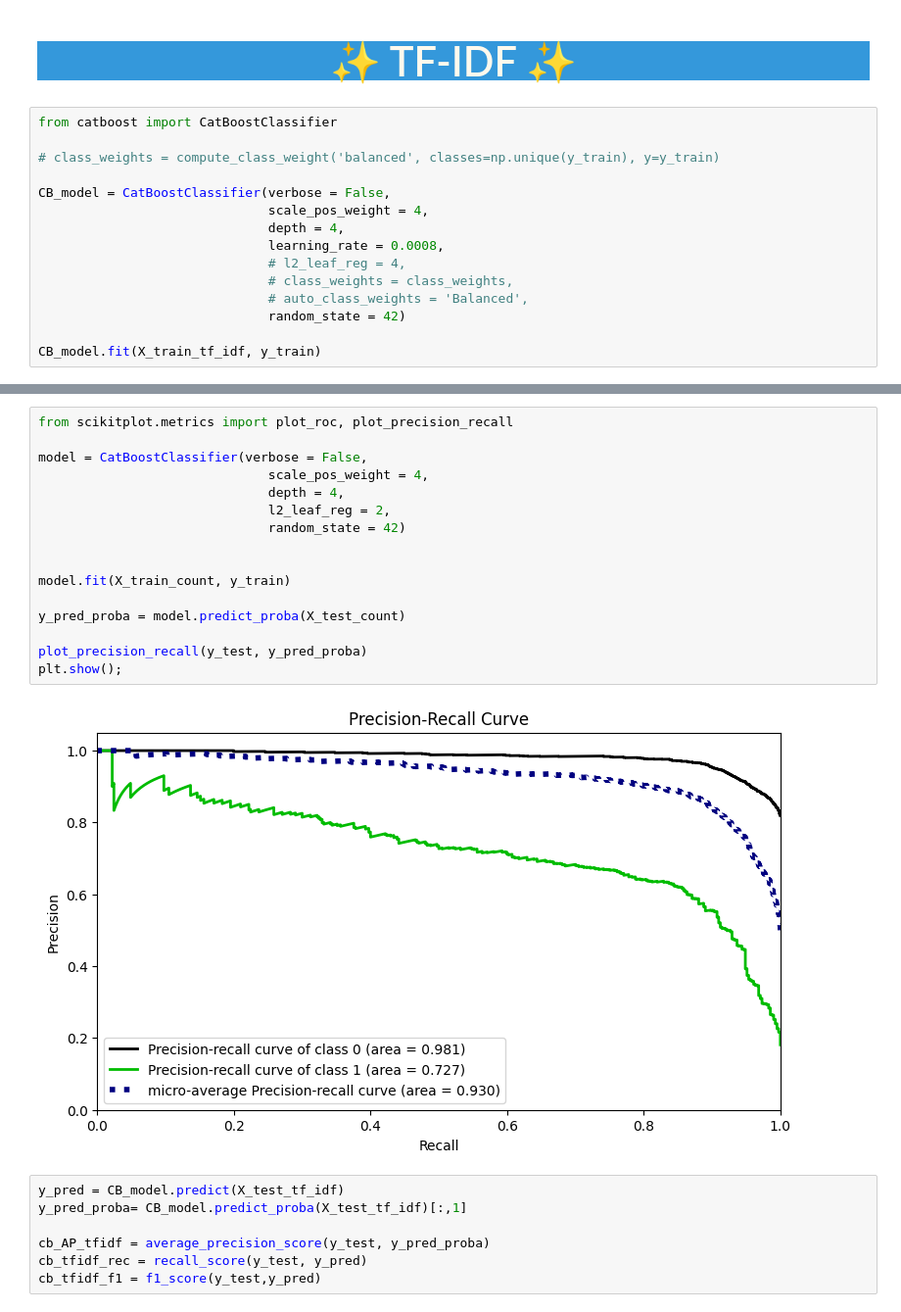
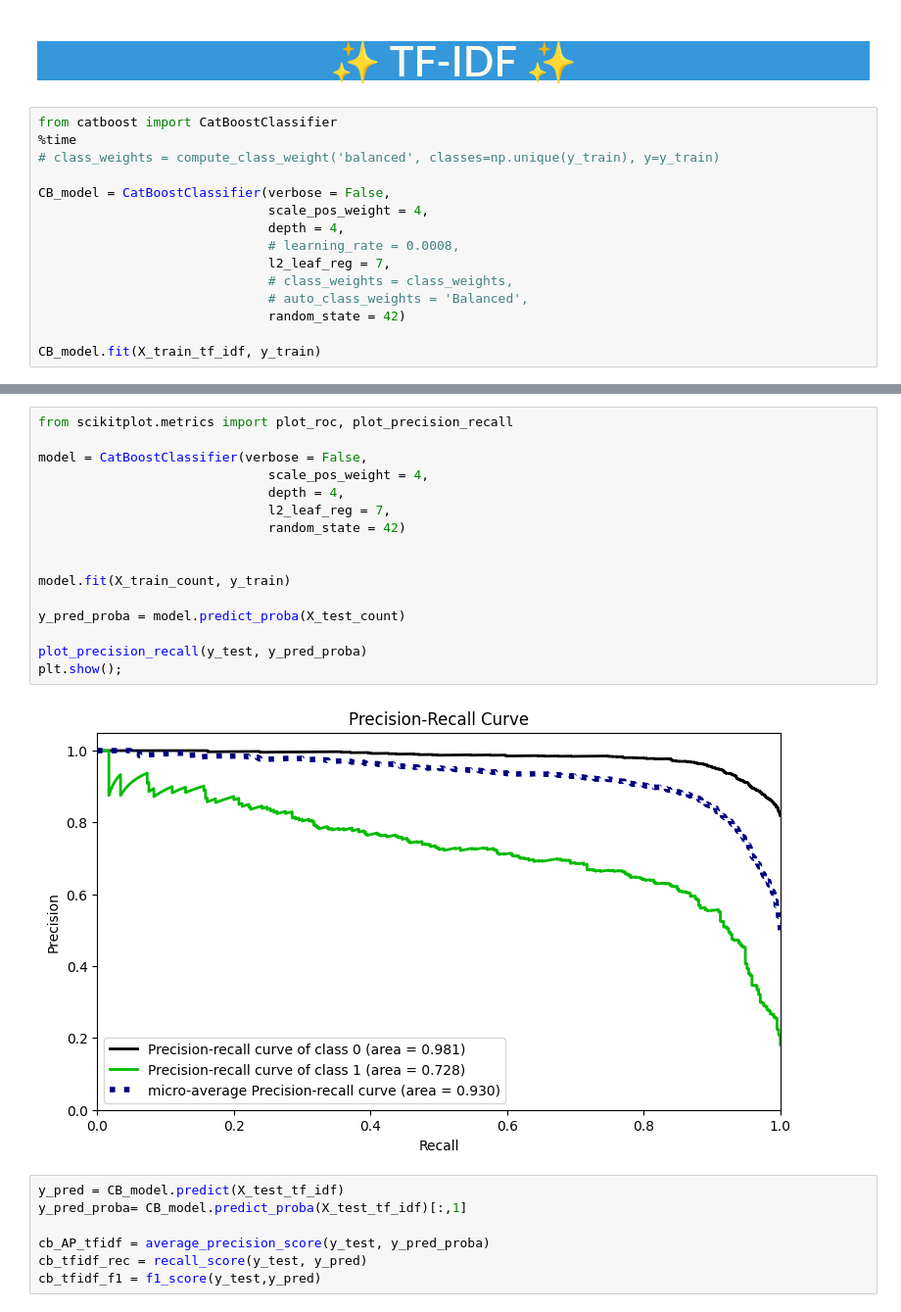
Before and after one commit to huseyincenik/nlp_natural_language_processing, a Jupyter notebook: sentiment_analysis_predicting_product_recommendations_via_text_analysis/sentiment_analysis_predicting_product_recommendations_via_text_analysis.ipynb, the cells around one changed output, grey strips where cells are left out. Shown at 98% size. Cells and saved outputs as stored; diff of their text form.

```diff
--- a/sentiment_analysis_predicting_product_recommendations_via_text_analysis/sentiment_analysis_predicting_product_recommendations_via_text_analysis.ipynb
+++ b/sentiment_analysis_predicting_product_recommendations_via_text_analysis/sentiment_analysis_predicting_product_recommendations_via_text_analysis.ipynb
@@ -2127,14 +2139,14 @@ cb_count_f1 = f1_score(y_test,y_pred)
 # <p style="background-color:#3498DB; font-family:newtimeroman;color:#FFF9ED; font-size:150%; text-align:center; border-radius: 15px 50px;"> ✨ TF-IDF ✨</p>
 # %%
 from catboost import CatBoostClassifier
-
+%time
 # class_weights = compute_class_weight('balanced', classes=np.unique(y_train), y=y_train)
 
 CB_model = CatBoostClassifier(verbose = False,
                               scale_pos_weight = 4,
                               depth = 4,
-                              learning_rate = 0.0008,
-                              # l2_leaf_reg = 4,
+                              # learning_rate = 0.0008,
+                              l2_leaf_reg = 7,
                               # class_weights = class_weights,
                               # auto_class_weights = 'Balanced',
                               random_state = 42)
@@ -2197,21 +2211,21 @@ dtype: float64
 # %%
 from scikitplot.metrics import plot_roc, plot_precision_recall
 
 model = CatBoostClassifier(verbose = False,
                               scale_pos_weight = 4,
                               depth = 4,
-                              l2_leaf_reg = 2,
+                              l2_leaf_reg = 7,
                               random_state = 42)
 
 
 model.fit(X_train_count, y_train)
 
 y_pred_proba = model.predict_proba(X_test_count)
 
 plot_precision_recall(y_test, y_pred_proba)
 plt.show();
 # %% [output]
-[figure, old version]
+[figure, new version]
 # %%
 y_pred = CB_model.predict(X_test_tf_idf)
 y_pred_proba= CB_model.predict_proba(X_test_tf_idf)[:,1]
```
Also changed, not shown: parts of 81 cells of this notebook.
